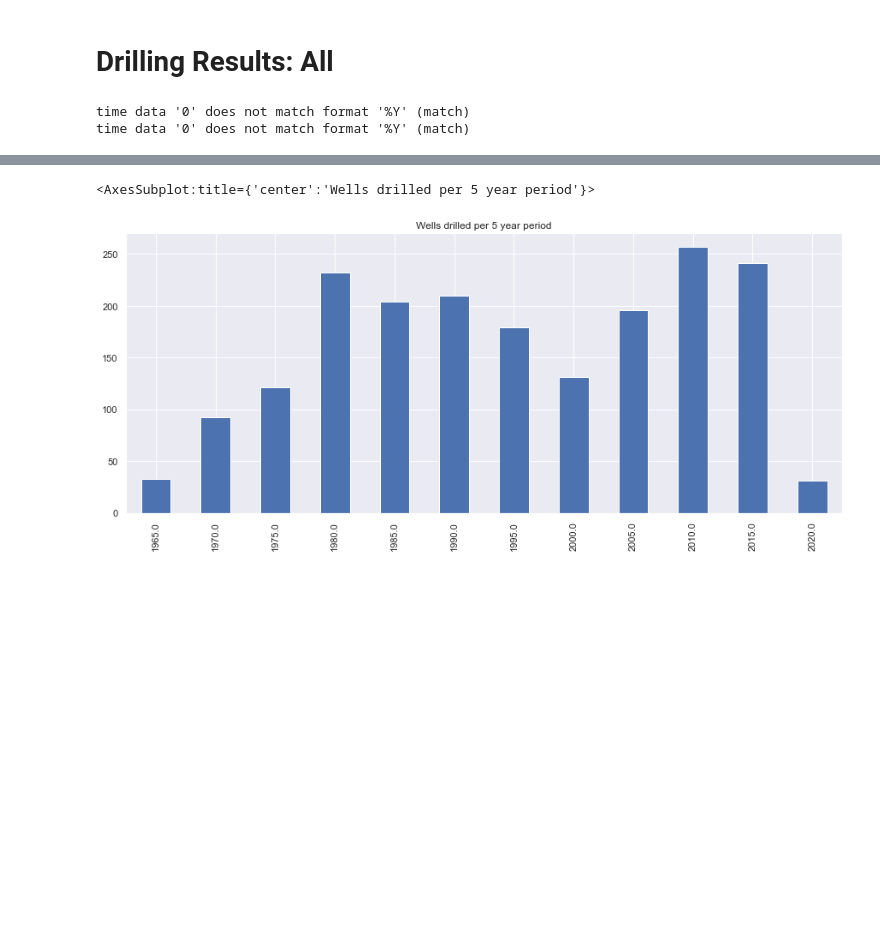
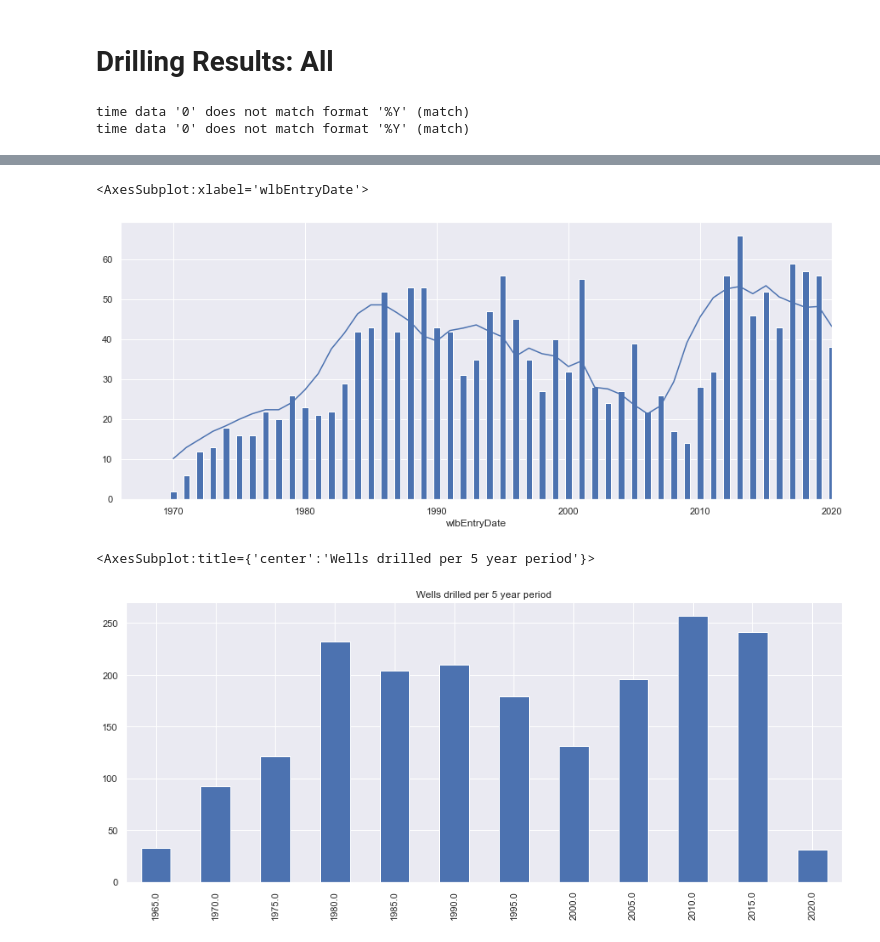
Before and after one commit to ABDunbar/NPD-Visualisation, a Jupyter notebook: npd_links.ipynb, the cells around one changed output, grey strips where cells are left out. Saved outputs shown, nothing was run; the diff lists cells and outputs as text; code cells hidden in the pictures; blank space fills up the shorter version.

```diff
--- a/npd_links.ipynb
+++ b/npd_links.ipynb
@@ -188 +137,7 @@ df.groupby('wlbContent').size().sort_values(ascending=False).plot(kind='pie',
+# %%
+df['well_count'].resample('Y').sum().plot(kind='bar', figsize=(15,6))
+df['well_count'].resample('Y').sum().rolling(5).mean().plot()
+# %% [output]
+<AxesSubplot:xlabel='wlbEntryDate'>
+[figure, added]
 # %%
```
Also changed, not shown: parts of 13 cells of this notebook.
